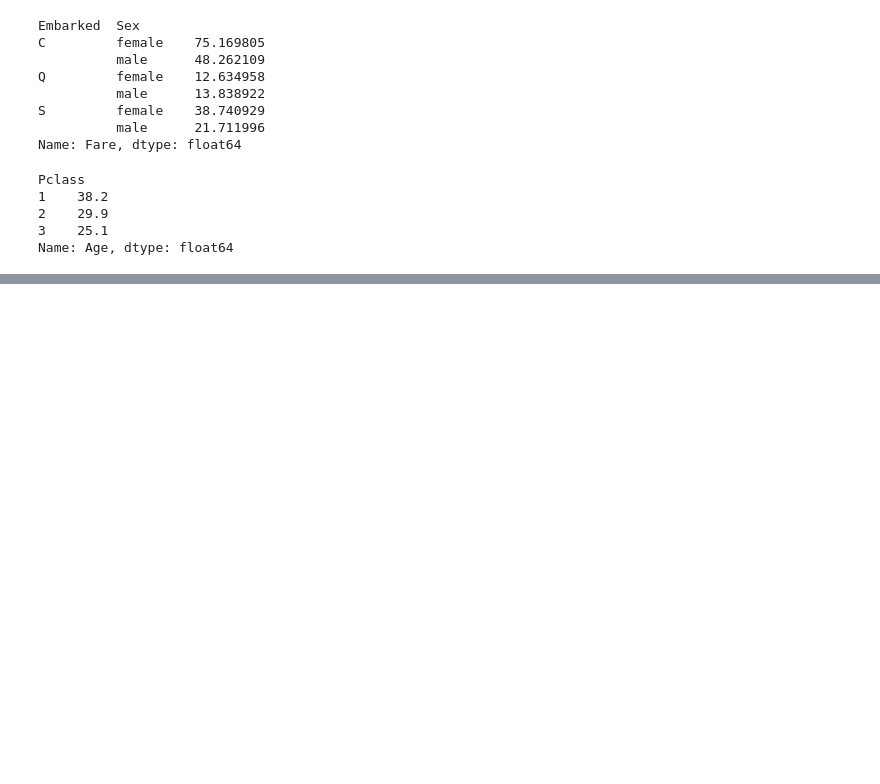
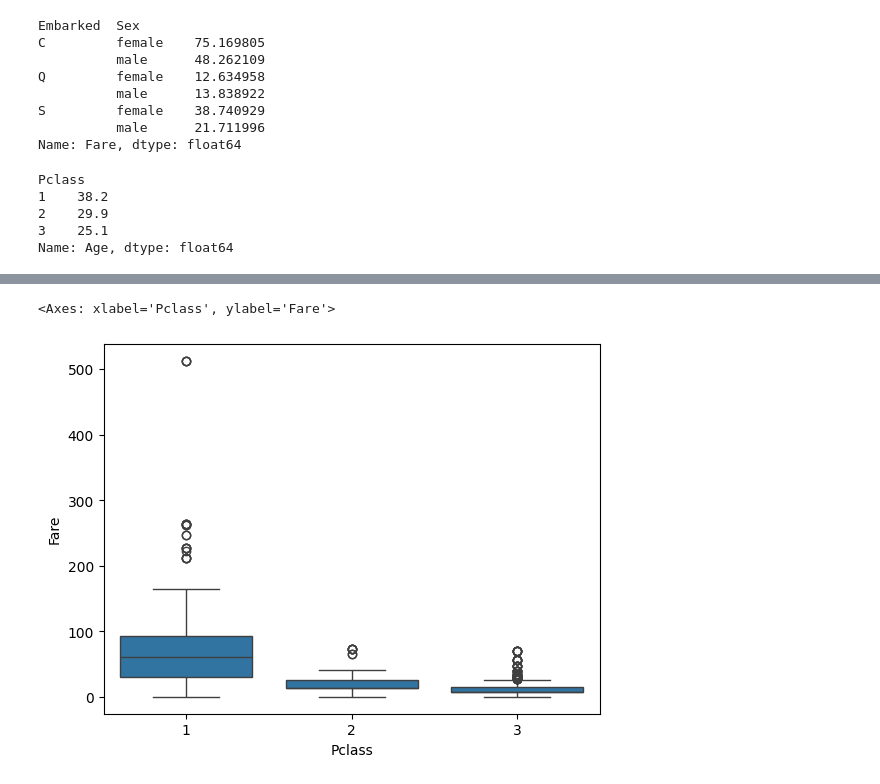
Before and after one commit to rainer-65/GaddisPrograms, a Jupyter notebook: Pandas/pandas exercises.ipynb, the cells around one changed output, grey strips where cells are left out. Cells and saved outputs as stored; diff of their text form; code cells hidden in the pictures; blank space fills up the shorter version.

```diff
--- a/Pandas/pandas exercises.ipynb
+++ b/Pandas/pandas exercises.ipynb
@@ -134,0 +156,10 @@ Name: Age, dtype: float64
+# %%
+# Exercise 16: Create a box plot
+# See for seaborn plots: https://www.geeksforgeeks.org/types-of-seaborn-plots/
+import seaborn as sns
+import matplotlib.pyplot as plt
+
+sns.boxplot(data=data, x="Pclass", y="Fare")
+# %% [output]
+<Axes: xlabel='Pclass', ylabel='Fare'>
+[figure, added]
```
Also changed, not shown: parts of 5 cells of this notebook, 5 other files.
